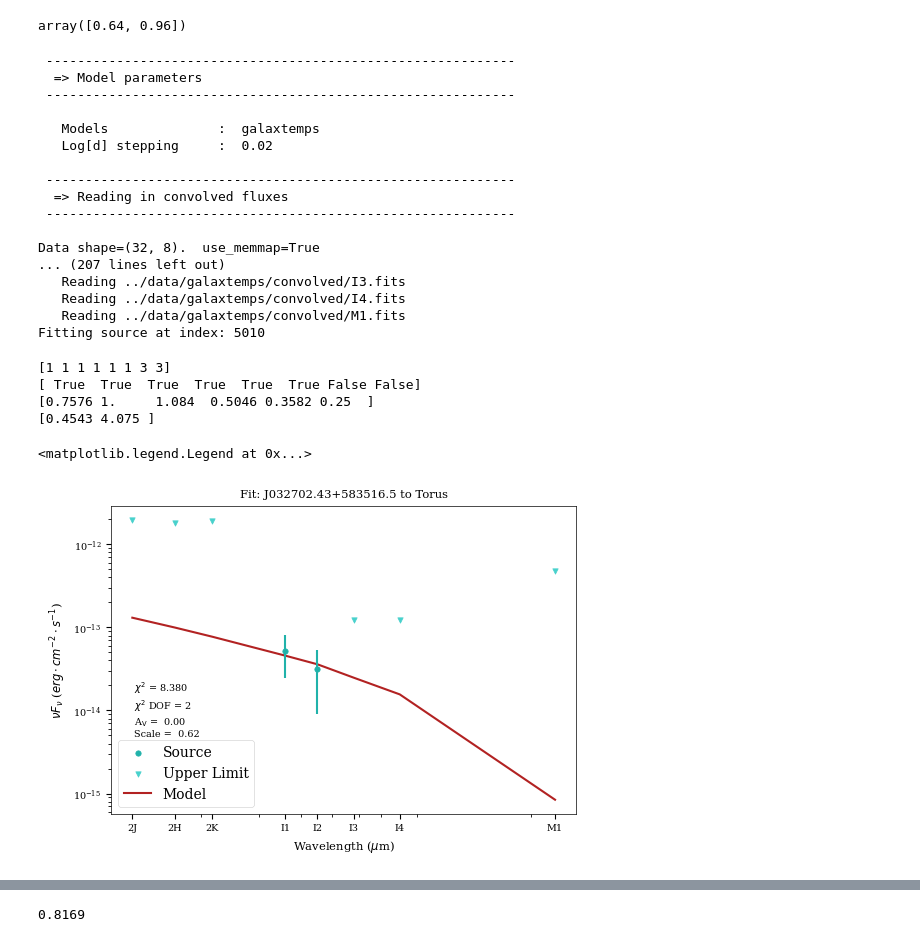
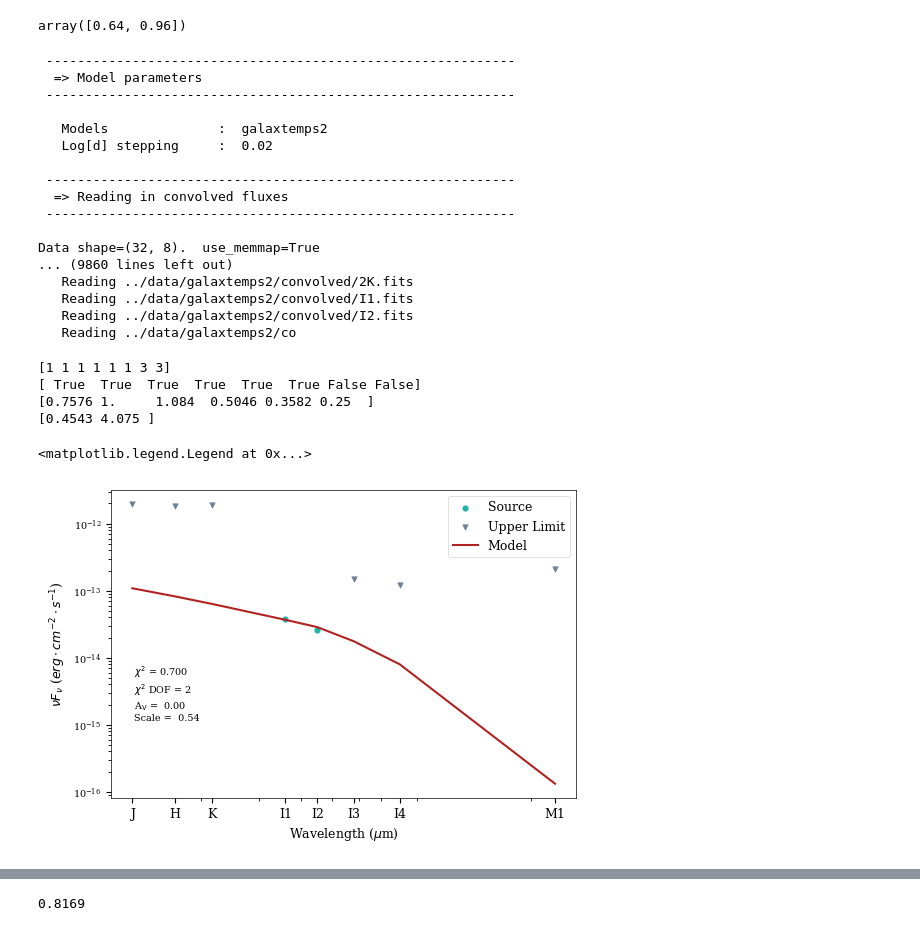
Before and after one commit to jridenba/REU-Notebooks, a Jupyter notebook: SESNA Galactic Fitting.ipynb, the cells around one changed output, grey strips where cells are left out. Drawn from its saved outputs; the diff is of its cells as text; code cells hidden in the pictures.

Commit message:
Fitting using second model update

```diff
--- a/SESNA Galactic Fitting.ipynb
+++ b/SESNA Galactic Fitting.ipynb
@@ -129,8 +128,8 @@ sourcefile = open(sourcepath,'r')
 #savables = pd.DataFrame(columns = ['ID', 'Model', 'Model Fluxes', 'Source Flux', 'Valid', 'Chi^2', 'Chi^2 DOF', 'Av', 'Scale'])
 rowlist = []
 
-startindex = 5000
-endindex = 5010
+startindex = 0
+endindex = 1000
 numfits = endindex - startindex + 1 # Think 0 to 10 is 11 fits if we include both 0 and 10
 index = startindex
 
@@ -145,7 +144,7 @@ for line in islice(sourcefile,startindex,endindex+1): # This while loop will run
     #distances = sourcecatalog.query('ID == @s.name')[['DistMin','DistMax']].values[0] # Query sourcecatalog for the min and max distances
     distances = sourcecatalog.loc[s.name][['DistMin','DistMax']].values
 
-    fitter = Fitter(filters, apertures, '../data/galaxtemps',
+    fitter = Fitter(filters, apertures, '../data/galaxtemps2',
             extinction_law=extinction,
             distance_range=distances * u.kpc,
             av_range=[0, 100.], remove_resolved=True)
@@ -153,7 +152,8 @@ for line in islice(sourcefile,startindex,endindex+1): # This while loop will run
     info = fitter.fit(s)
     info.keep(('N',10))
     if ((index-startindex) % 5) == 0:
-        print("Fitting source at index: %3.0f " % index)
+        time = pd.Timestamp.now()
+        print(f"Fitting source at index:{index:10.0f} at time: {time}")
     # Data to be saved (modelfluxes, chi2, chi2 deg of freedom,)
     modelflux = info.model_fluxes
     chi2 = info.chi2
@@ -188,7 +188,7 @@ sourcefile.close()
   => Model parameters
  ------------------------------------------------------------
 
-   Models              :  galaxtemps
+   Models              :  galaxtemps2
    Log[d] stepping     :  0.02
 
  ------------------------------------------------------------
@@ -196,11 +196,11 @@ sourcefile.close()
  ------------------------------------------------------------
 
 Data shape=(32, 8).  use_memmap=True
-... (207 lines left out)
-   Reading ../data/galaxtemps/convolved/I3.fits
-   Reading ../data/galaxtemps/convolved/I4.fits
-   Reading ../data/galaxtemps/convolved/M1.fits
-Fitting source at index: 5010
+... (9860 lines left out)
+   Reading ../data/galaxtemps2/convolved/2K.fits
+   Reading ../data/galaxtemps2/convolved/I1.fits
+   Reading ../data/galaxtemps2/convolved/I2.fits
+   Reading ../data/galaxtemps2/co
 # %%
 print(info.source.valid)
 mask = np.array([True if x == 1 else False for x in info.source.valid])
@@ -215,42 +215,42 @@ print(np.array(info.source.to_ascii().split()[11:-1:2]).astype(float)[~mask])
 # %%
 from astropy.visualization import quantity_support
 quantity_support()
 
-sourcenum = 0
+sourcenum = 47
 modelnum = 0
 
 modellogfluxes = savables['Model Fluxes'][sourcenum][modelnum]
 filterpeaks = [x for x in filterpeaks] * u.um
 modelflux = 10**(modellogfluxes) * u.mJy
 modelfluxdens = modelflux.to(u.erg / u.cm**2 / u.s, equivalencies = u.spectral_density(filterpeaks))
 sourceflux = savables['Source Flux'][sourcenum]
 sourceflux = sourceflux * u.mJy
 sourcefluxdens = sourceflux.to(u.erg / u.cm**2 / u.s, equivalencies = u.spectral_density(filterpeaks))
 
 #sourceerror = savables['Source Error'][sourcenum]
-sourceerror = sourceerror * u.mJy
-sourcerrordens = sourceerror.to(u.erg / u.cm**2 / u.s, equivalencies = u.spectral_density(filterpeaks))
+#sourceerror = sourceerror * u.mJy
+#sourcerrordens = sourceerror.to(u.erg / u.cm**2 / u.s, equivalencies = u.spectral_density(filterpeaks))
 
 mask = savables['Valid'][sourcenum]
 
 plt.figure(figsize=(6,4))
 plt.scatter(filterpeaks[mask], sourcefluxdens[mask], c = 'lightseagreen',label = 'Source',s = 15) # Prints true values of the source
-plt.scatter(filterpeaks[~mask], sourcefluxdens[~mask], c = 'mediumturquoise',label = 'Upper Limit', marker = 'v', s=15) # Prints upper limits of the source as triangles
+plt.scatter(filterpeaks[~mask], sourcefluxdens[~mask], c = 'slategray',label = 'Upper Limit', marker = 'v', s=15) # Prints upper limits of the source as triangles
 plt.plot(filterpeaks, modelfluxdens, color='firebrick', label = 'Model')
-plt.errorbar(filterpeaks[mask], sourcefluxdens[mask], yerr=sourcerrordens[mask], linestyle='', c='lightseagreen')
+#plt.errorbar(filterpeaks[mask], sourcefluxdens[mask], yerr=sourcerrordens[mask], linestyle='', c='lightseagreen')
 plt.xscale('log')
 plt.yscale('log')
-plt.xlabel('Wavelength ' + '($\mu$m)')
-plt.ylabel('$\\nu F_{\\nu}$ ' + '($erg \cdot cm^{-2} \cdot s^{-1}$)')
-plt.xticks(filterpeaks, ['2J', '2H', '2K', 'I1', 'I2', 'I3', 'I4', 'M1'])
-plt.title('Fit: ' + savables['ID'][sourcenum]+ ' to ' + savables['Model'][sourcenum][modelnum])
+plt.xlabel('Wavelength ' + '($\mu$m)',fontsize='9')
+plt.ylabel('$\\nu F_{\\nu}$ ' + '($erg \cdot cm^{-2} \cdot s^{-1}$)',fontsize='9')
+plt.xticks(filterpeaks, ['J', 'H', 'K', 'I1', 'I2', 'I3', 'I4', 'M1'],fontsize='9')
+#plt.title('Fit: ' + savables['ID'][sourcenum]+ ' to ' + savables['Model'][sourcenum][modelnum])
 plt.text(0.05,0.25, "$\chi^2$ = %5.3f   \n$\chi^2$ DOF = %1.0f   \nA$_{\\rm V}$ = %5.2f   \nScale = %5.2f" %
          (savables['Chi^2'][sourcenum][modelnum], savables['Chi^2 DOF'][sourcenum], savables['Av'][sourcenum][modelnum], savables['Scale'][sourcenum][modelnum]),
          transform=plt.gca().transAxes,size='x-small')
-plt.legend(fontsize='10')
+plt.legend(fontsize='9')
 # %% [output]
 <matplotlib.legend.Legend at 0x...>
-[figure, old version]
+[figure, new version]
 # %%
 from astropy.io import fits
 # %%
```
Also changed, not shown: parts of 3 cells of this notebook, 1 other file.
